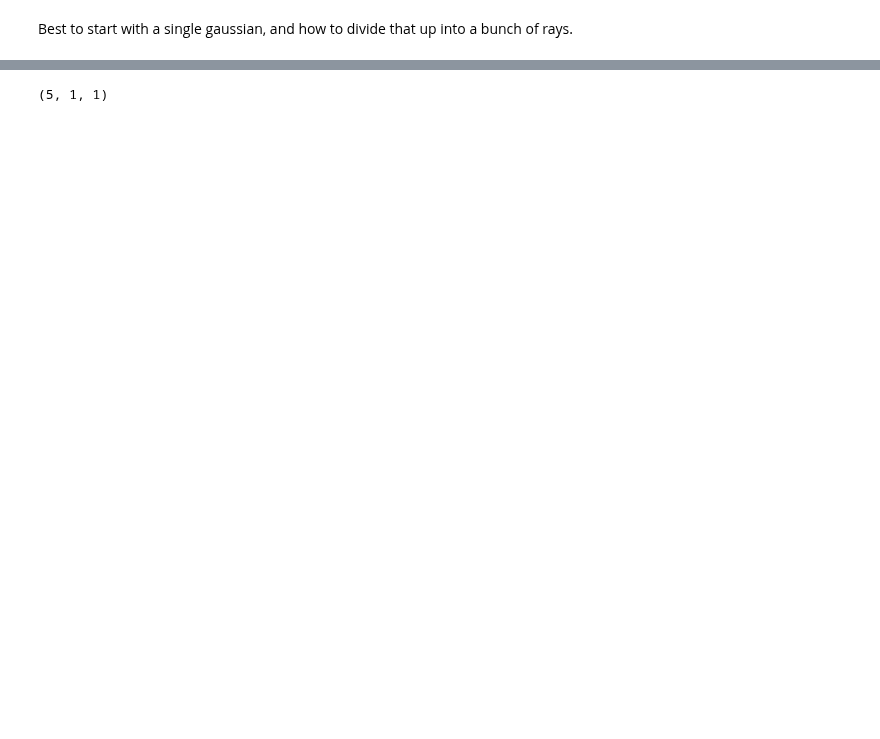
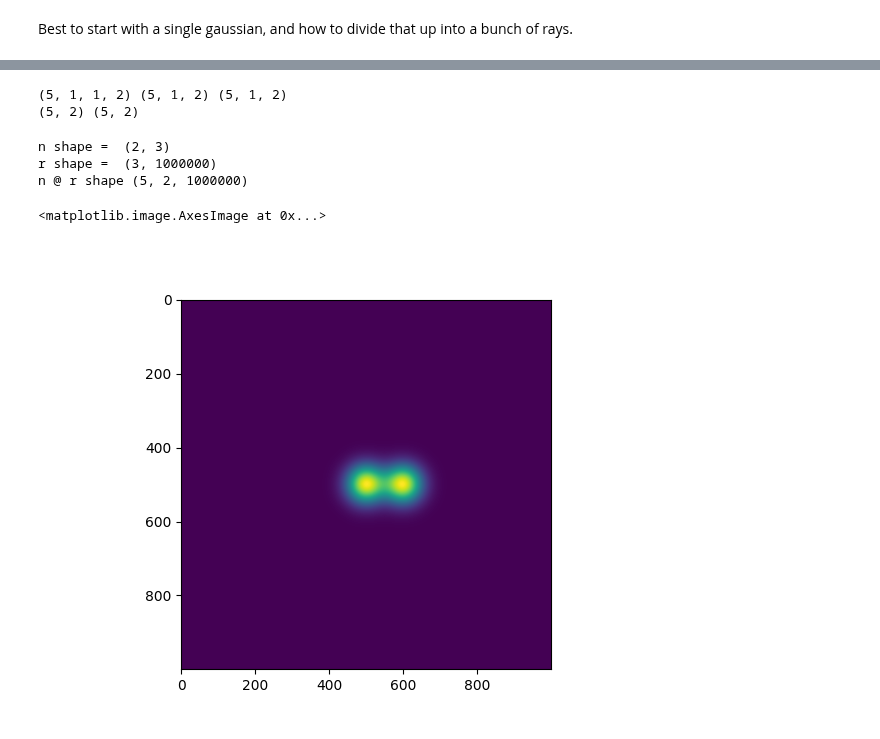
Before and after one commit to DavidLanders95/MonteCarloMS, a Jupyter notebook: GaussianBeamPropagation.ipynb, the cells around one changed output, grey strips where cells are left out. Drawn from its saved outputs; the diff is of its cells as text; code cells hidden in the pictures; blank space fills up the shorter version.

Commit message:
Two gaussian beams working now

```diff
--- a/GaussianBeamPropagation.ipynb
+++ b/GaussianBeamPropagation.ipynb
@@ -243,39 +219,51 @@ print(Amplitude)
 # %%
 z = z_prop * np.zeros_like(z0)
-z = z[:, np.newaxis, 0]
+z = z[:, np.newaxis, :]
 zData = z[:, np.newaxis, :]
 xData, yData = rayset1[:, np.newaxis, 0], rayset1[:, np.newaxis, 1]
 
 n = (1 + rayset1[:, 2] ** 2 + rayset1[:, 3] ** 2)
 nData = n[:, np.newaxis, :]
 lData, mData = rayset1[:, np.newaxis, 2], rayset1[:, np.newaxis, 3]
-print(nData.shape)
-xEnd, yEnd, zEnd = rayset1[:, 0], rayset1[:, 1], z[:, np.newaxis, 0]
+print(zData.shape, xData.shape, yData.shape)
+xEnd, yEnd, zEnd = rayset1[:, 0], rayset1[:, 1], zData[:, 0, 0]
 lEnd, mEnd, nEnd = rayset1[:, 2], rayset1[:, 3], 1 / (1 + rayset1[:, 2] ** 2 + rayset1[:, 3] ** 2)
+print(xEnd.shape, zEnd.shape)
 # %% [output]
-(5, 1, 1)
+(5, 1, 1, 2) (5, 1, 2) (5, 1, 2)
+(5, 2) (5, 2)
 # %%
-# from poke.poke_core import Rayfront
-# max_fov = 1.0
-# rf = Rayfront(3,wavelength,pupil_radius,max_fov, circle=False)
-# rf.as_gaussianbeamlets(wo)
-# rf.xData = xData
-# rf.yData = yData
-# rf.zData = zData
-# rf.lData = lData
-# rf.mData = mData
-# rf.nData = nData
-# rf.opd = np.zeros_like(xData)
-# rf.vignetted = False
+from poke.poke_core import Rayfront
+from poke.beamlets import transversal_phase, center_transversal_plane, orthogonal_transformation_matrix, distance_to_transversal, propagate_rays_and_transform
+nrays = 10
+wvl = 1.0
+k = 2 * np.pi / wavelength
 
-# dsize = 100
-# npix = 100
-# x = np.linspace(-dsize/2,dsize/2,npix)
-# x,y = np.meshgrid(x,x)
-# dcoords = np.asarray([x.ravel(),y.ravel(),0*x.ravel()])
-# dnorm = np.array([[0., 0., 1.]])
+r_ray = np.moveaxis(np.asarray([xEnd,yEnd,zEnd]),0,-1)
+k_ray = np.moveaxis(np.asarray([lEnd,mEnd,nEnd]),0,-1)
 
-# field = rf.beamlet_decomposition_field(dcoords, misaligned=False).reshape([npix,npix])
+dsize = 100
+npix = 1000
+x = np.linspace(-dsize/2,dsize/2,npix)
+x,y = np.meshgrid(x,x)
+dcoords = np.asarray([x.ravel(),y.ravel(),0*x.ravel()])
+dnorm = np.array([[0., 0., 1.]])
 
-# plt.figure()
-# plt.imshow(np.abs(field))
+O = orthogonal_transformation_matrix(k_ray[0],dnorm)
+Delta = distance_to_transversal(dcoords,r_ray,k_ray)
+r_ray,k_ray = propagate_rays_and_transform(r_ray,k_ray,Delta,O)
+r = center_transversal_plane(dcoords, r_ray, O)
+transversal = -1j*k*transversal_phase(Qpinv,r)
+
+field = np.zeros([dcoords.shape[1]],dtype=np.complex128)
+field += np.sum(Amplitude*np.exp(transversal),axis=1)
+field = field.reshape(npix,npix)
+
+plt.figure()
+plt.imshow(np.abs(field))
+# %% [output]
+n shape =  (2, 3)
+r shape =  (3, 1000000)
+n @ r shape (5, 2, 1000000)
+<matplotlib.image.AxesImage at 0x...>
+[figure, added]
```
Also changed, not shown: parts of 7 cells of this notebook.
